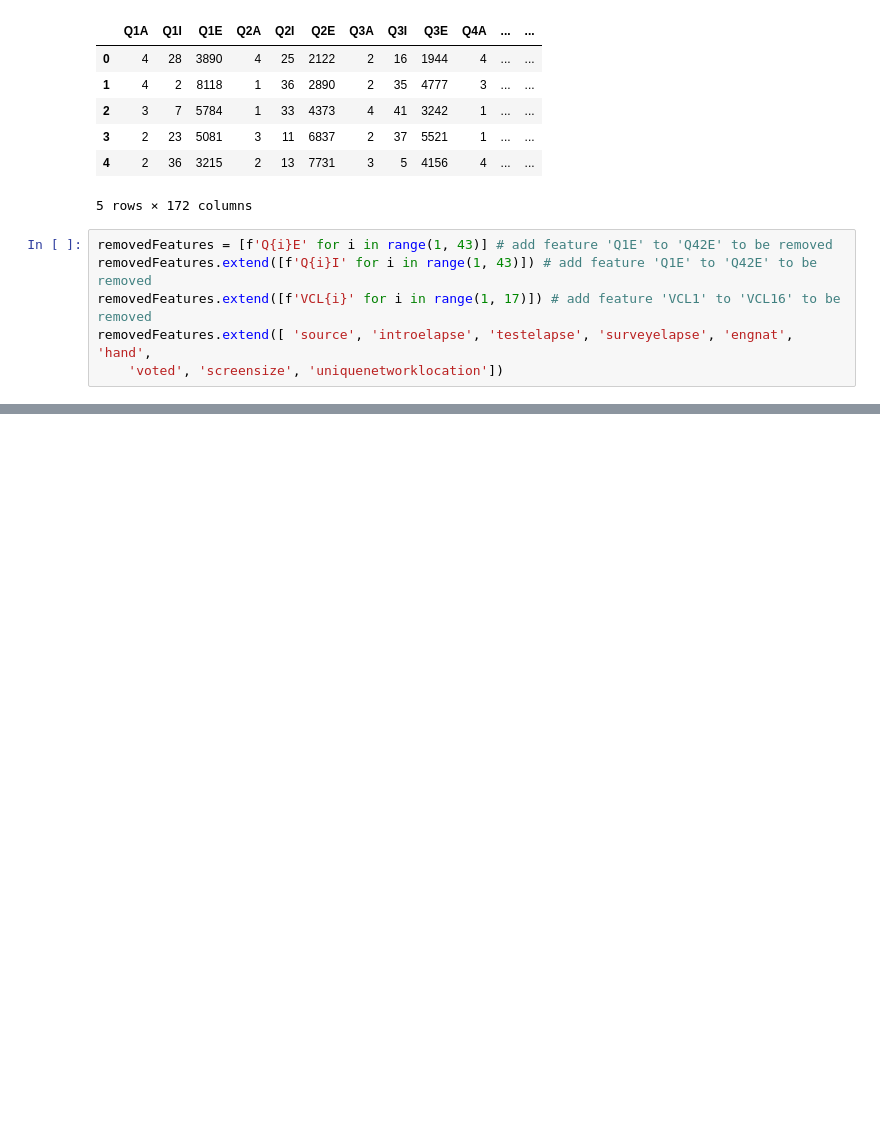
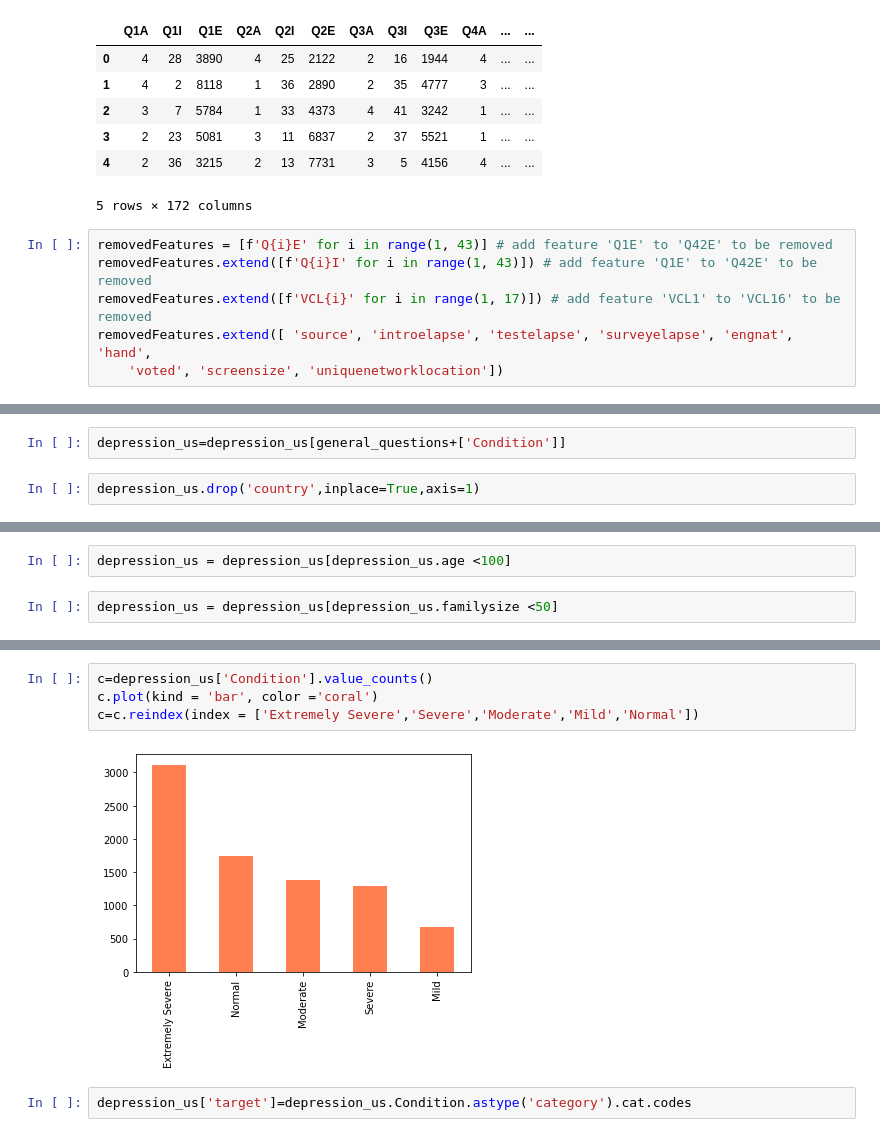
Before and after one commit to avisionary/depression_analysis, a Jupyter notebook: codes/Data Cleaning.ipynb, the cells around one changed output, grey strips where cells are left out. Cells and saved outputs as stored; diff of their text form; blank space fills up the shorter version.

```diff
--- a/codes/Data Cleaning.ipynb
+++ b/codes/Data Cleaning.ipynb
@@ -33,0 +120,4 @@ depression = depression[depression['country']=='US']
+# %%
+depression_us=depression_us[general_questions+['Condition']]
+# %%
+depression_us.drop('country',inplace=True,axis=1)
@@ -33,0 +152,4 @@ depression = depression[depression['country']=='US']
+# %%
+depression_us = depression_us[depression_us.age <100]
+# %%
+depression_us = depression_us[depression_us.familysize <50]
@@ -33,0 +168,8 @@ depression = depression[depression['country']=='US']
+# %%
+c=depression_us['Condition'].value_counts()
+c.plot(kind = 'bar', color ='coral')
+c=c.reindex(index = ['Extremely Severe','Severe','Moderate','Mild','Normal'])
+# %% [output]
+[figure, added]
+# %%
+depression_us['target']=depression_us.Condition.astype('category').cat.codes
```
Also changed, not shown: parts of 18 cells of this notebook, 2 other files.
